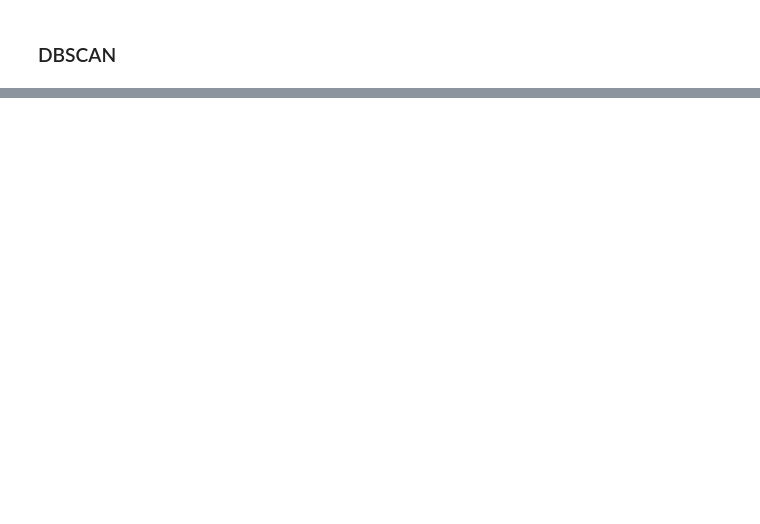
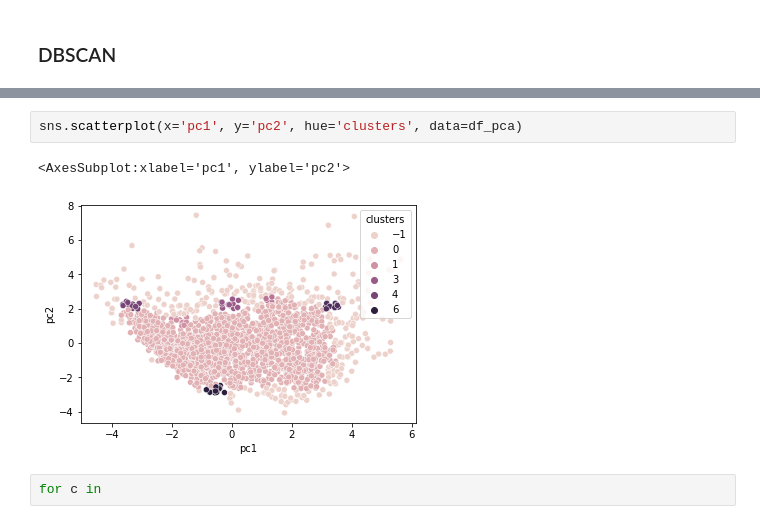
Before and after one commit to dong-hoon-lee/self_study, a Jupyter notebook: dacon/customer_segmentation/customer_segmentation.ipynb, the cells around one changed output, grey strips where cells are left out. Drawn from its saved outputs; the diff is of its cells as text; blank space fills up the shorter version.

```diff
--- a/dacon/customer_segmentation/customer_segmentation.ipynb
+++ b/dacon/customer_segmentation/customer_segmentation.ipynb
@@ -213,0 +250,7 @@ df_dropped[df_dropped['cluster'] == 0]
+# %%
+sns.scatterplot(x='pc1', y='pc2', hue='clusters', data=df_pca)
+# %% [output]
+<AxesSubplot:xlabel='pc1', ylabel='pc2'>
+[figure, added]
+# %%
+for c in
```
Also changed, not shown: parts of 13 cells of this notebook, 6 other files.
